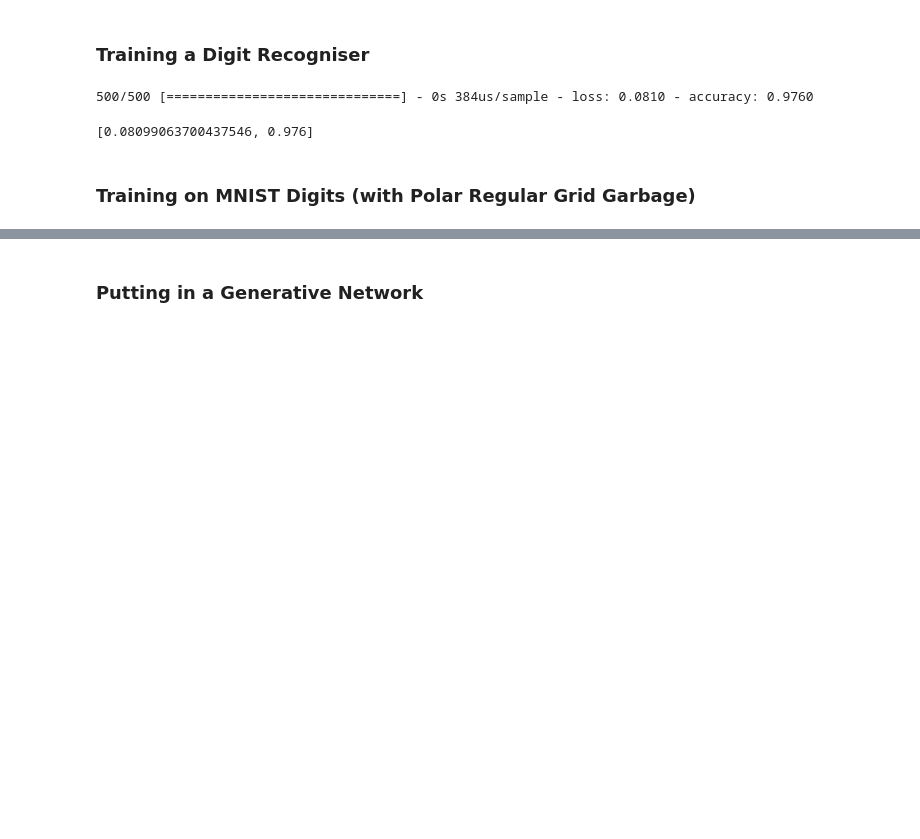
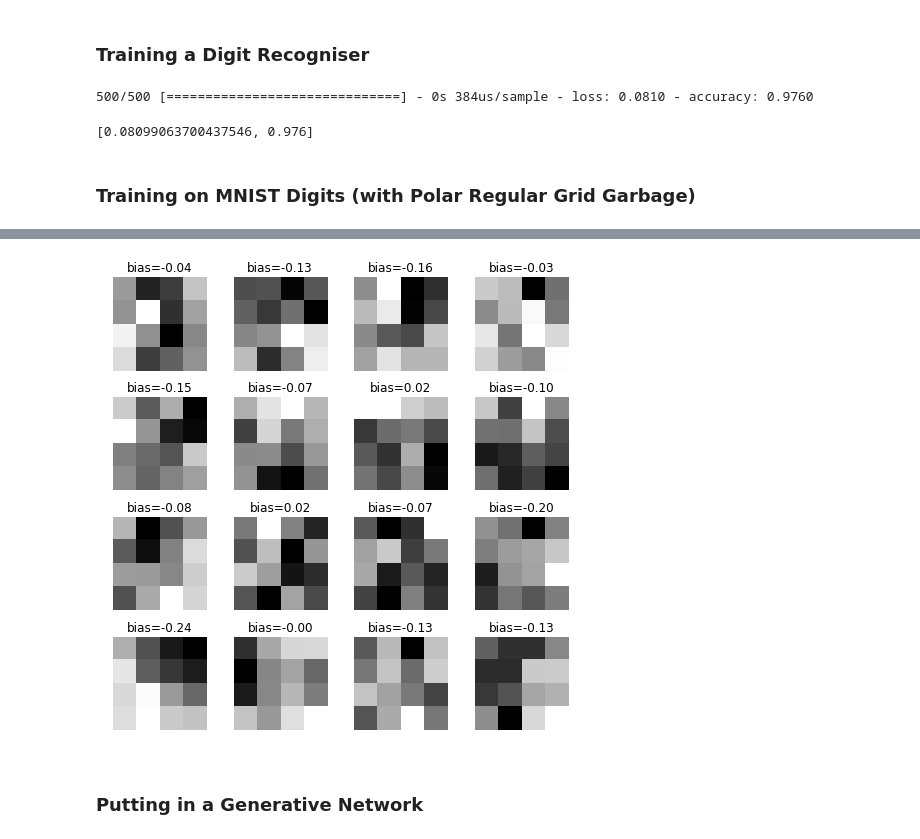
Before and after one commit to wjmn/bmedsc-exploratory, a Jupyter notebook: 03-psychophysics/index.ipynb, the cells around one changed output, grey strips where cells are left out. Saved outputs shown, nothing was run; the diff lists cells and outputs as text; code cells hidden in the pictures; blank space fills up the shorter version.

```diff
--- a/03-psychophysics/index.ipynb
+++ b/03-psychophysics/index.ipynb
@@ -919,3 +957,7 @@ mnist_model = tf.keras.models.load_model(mnist_model_path)
+# %%
+plot_layer_kernels(mnist_model.layers[2])
+# %% [output]
+[figure, added]
 # %% [markdown]
 ### Putting in a Generative Network
 # %%
```
Also changed, not shown: parts of 14 cells of this notebook, 5 other files.
